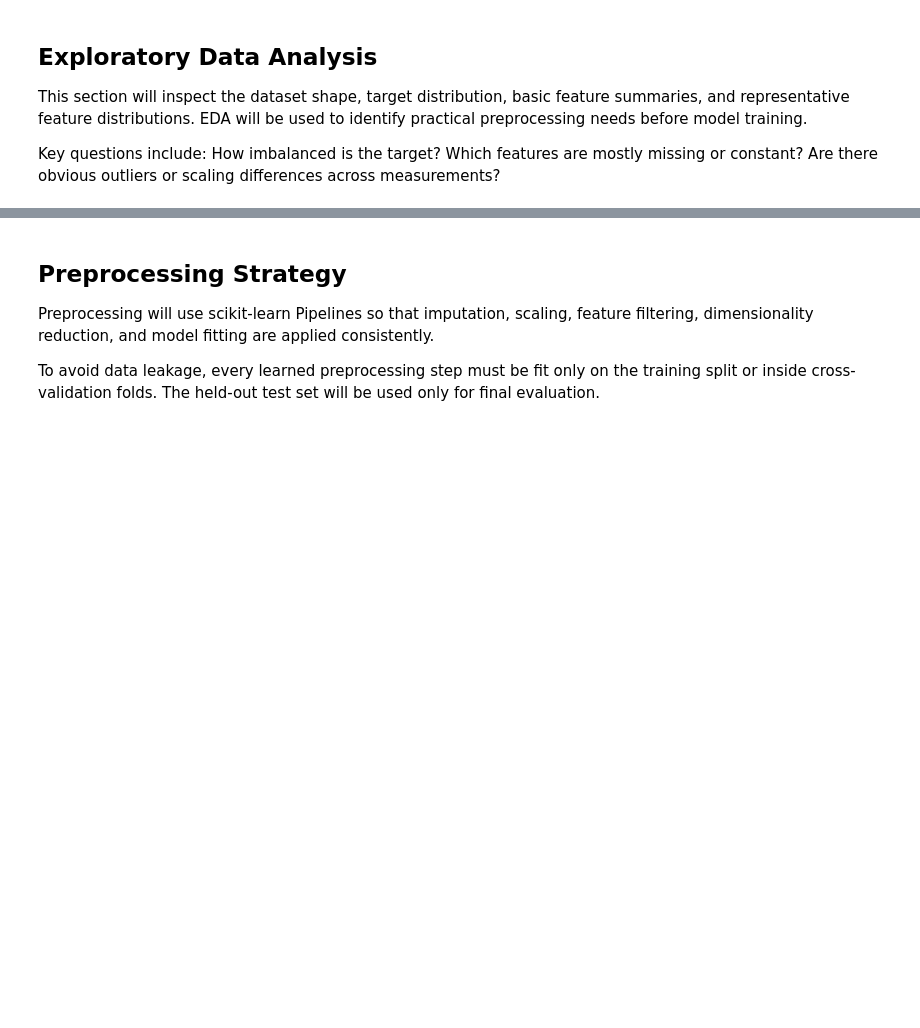
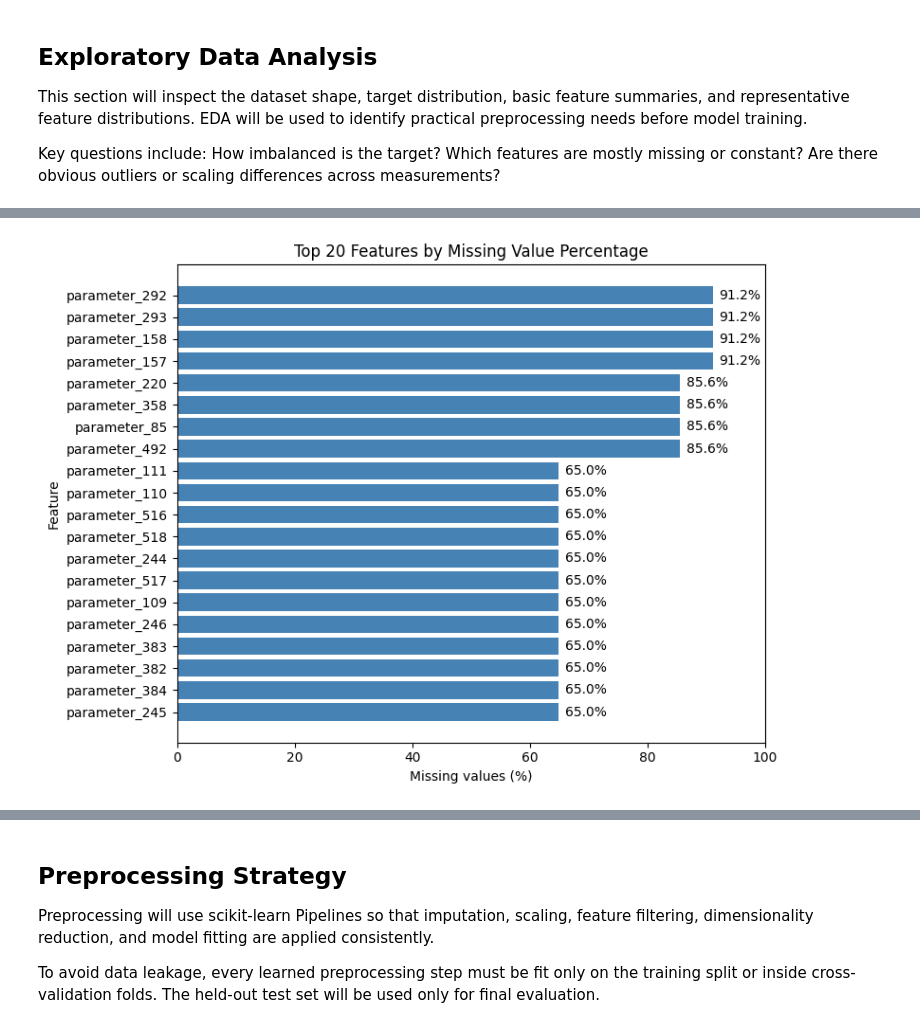
Before and after one commit to Spalding13/secom-fault-detection, a Jupyter notebook: notebooks/01_secom_fault_detection.ipynb, the cells around one changed output, grey strips where cells are left out. Drawn from its saved outputs; the diff is of its cells as text; code cells hidden in the pictures; blank space fills up the shorter version.

```diff
--- a/notebooks/01_secom_fault_detection.ipynb
+++ b/notebooks/01_secom_fault_detection.ipynb
@@ -122,0 +177,7 @@ Decisions such as dropping unusable columns and imputing missing values will be
+# %%
+# Separate process parameter measurements from the target and timestamp columns
+feature_cols = [col for col in df.columns if col not in ["target", "timestamp"]]
+X_features = df[feature_cols]
+
+print(f"Number of process runs: {X_features.shape[0]}")
+print(f"Number of process parameters: {X_features.shape[1]}")
@@ -122,0 +205,10 @@ Decisions such as dropping unusable columns and imputing missing values will be
+# %%
+# Missing values by feature
+missing_summary = pd.DataFrame({
+    "missing_count": X_features.isna().sum(),
+    "missing_percentage": X_features.isna().mean() * 100
+})
+
+missing_summary = missing_summary.sort_values("missing_percentage", ascending=False)
+
+missing_summary.head(20)
@@ -122,0 +255,28 @@ Decisions such as dropping unusable columns and imputing missing values will be
+# %%
+# Visualize the features with the highest missing value percentages
+top_missing = missing_summary.head(20).sort_values("missing_percentage")
+
+plt.figure(figsize=(8, 6))
+bars = plt.barh(
+    top_missing.index,
+    top_missing["missing_percentage"],
+    color="steelblue"
+)
+
+for bar in bars:
+    width = bar.get_width()
+    plt.text(
+        width + 1,
+        bar.get_y() + bar.get_height() / 2,
+        f"{width:.1f}%",
+        va="center"
+    )
+
+plt.title("Top 20 Features by Missing Value Percentage")
+plt.xlabel("Missing values (%)")
+plt.ylabel("Feature")
+plt.xlim(0, 100)
+plt.tight_layout()
+plt.show()
+# %% [output]
+[figure, added]
```
Also changed, not shown: parts of 29 cells of this notebook.
